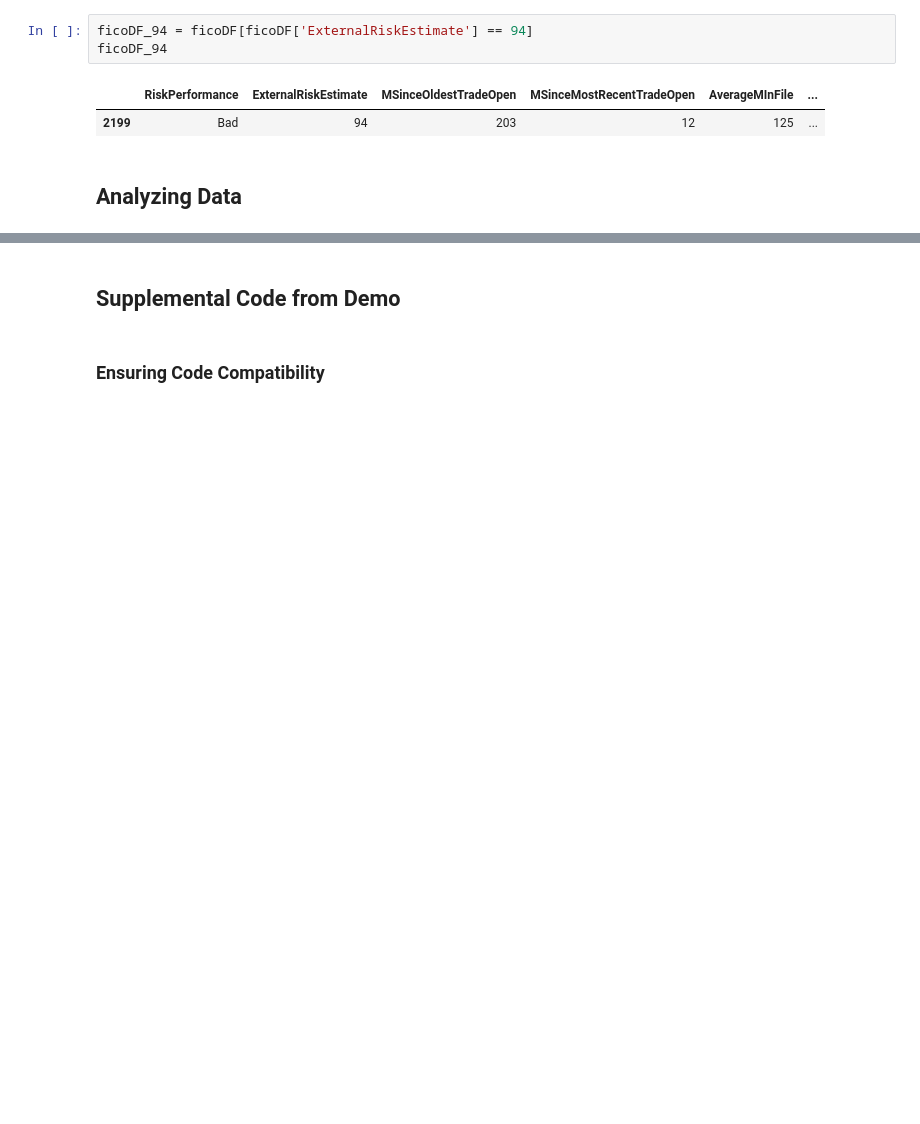
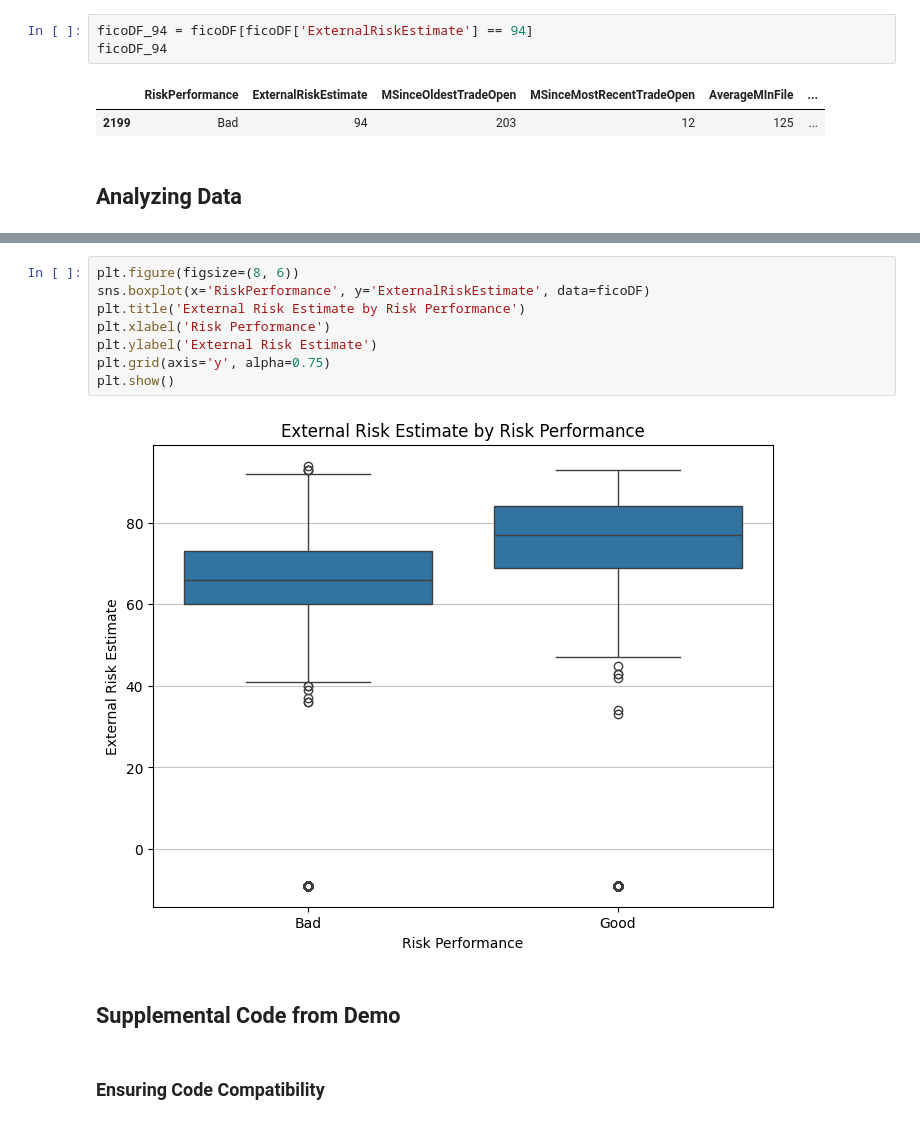
Before and after one commit to HyperTT/GeneticCF, a Jupyter notebook: CS3960_FinalProject.ipynb, the cells around one changed output, grey strips where cells are left out. Saved outputs shown, nothing was run; the diff lists cells and outputs as text; blank space fills up the shorter version.

```diff
--- a/CS3960_FinalProject.ipynb
+++ b/CS3960_FinalProject.ipynb
@@ -312,3 +412,13 @@ ficoDF_94
+# %%
+plt.figure(figsize=(8, 6))
+sns.boxplot(x='RiskPerformance', y='ExternalRiskEstimate', data=ficoDF)
+plt.title('External Risk Estimate by Risk Performance')
+plt.xlabel('Risk Performance')
+plt.ylabel('External Risk Estimate')
+plt.grid(axis='y', alpha=0.75)
+plt.show()
+# %% [output]
+[figure, added]
 # %% [markdown]
 ## Supplemental Code from Demo
 # %% [markdown]
```
Also changed, not shown: parts of 21 cells of this notebook.
